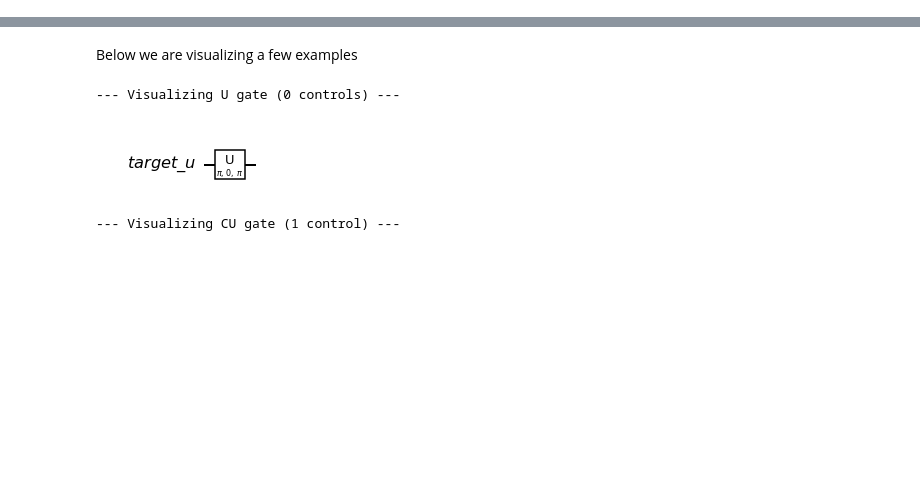
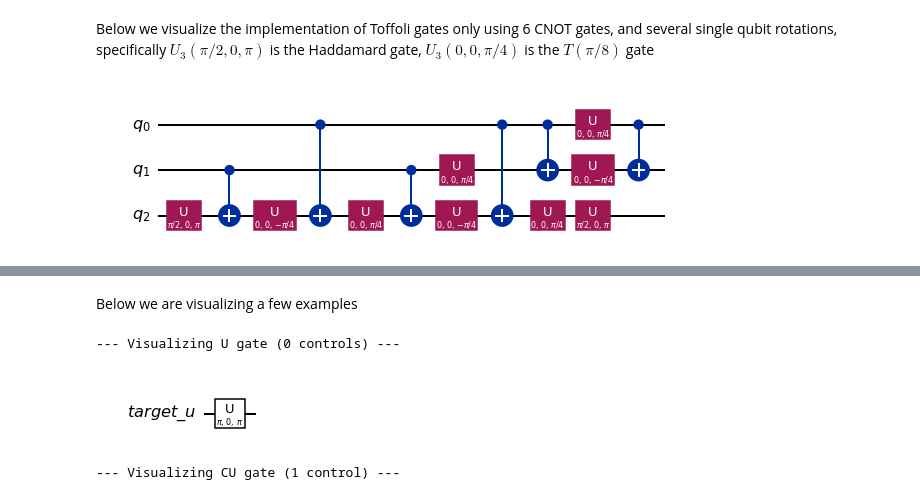
Before and after one commit to sandeep-joy/QC-Bootcamp-Erdos, a Jupyter notebook: Multi_controlled_U-gate.ipynb, the cells around one changed output, grey strips where cells are left out. Cells and saved outputs as stored; diff of their text form; code cells hidden in the pictures; blank space fills up the shorter version.

```diff
--- a/Multi_controlled_U-gate.ipynb
+++ b/Multi_controlled_U-gate.ipynb
@@ -70,3 +73,13 @@ def apply_multi_controlled_u_ancilla_ladder(qc, controls_list, target_q, ancilla
         for i in range(num_controls - 1, 1, -1):
             apply_ccx(qc, controls_list[i], ancillas_list[i-2], ancillas_list[i-1])
         apply_ccx(qc, controls_list[0], controls_list[1], ancillas_list[0])
+# %% [markdown]
+Below we visualize the implementation of Toffoli gates only using 6 CNOT gates, and several single qubit rotations, specifically $U_3(\pi/2, 0,\pi)$ is the Haddamard gate, $U_3(0,0,\pi/4)$ is the $T(\pi/8)$ gate
+# %%
+qc = QuantumCircuit(3)
+apply_ccx(qc, 0, 1, 2) #Toffoli gate
+
+# Visualize the circuit
+circuit_drawer(qc, output='mpl')
+# %% [output]
+[figure, added]
```
Also changed, not shown: parts of 10 cells of this notebook.
